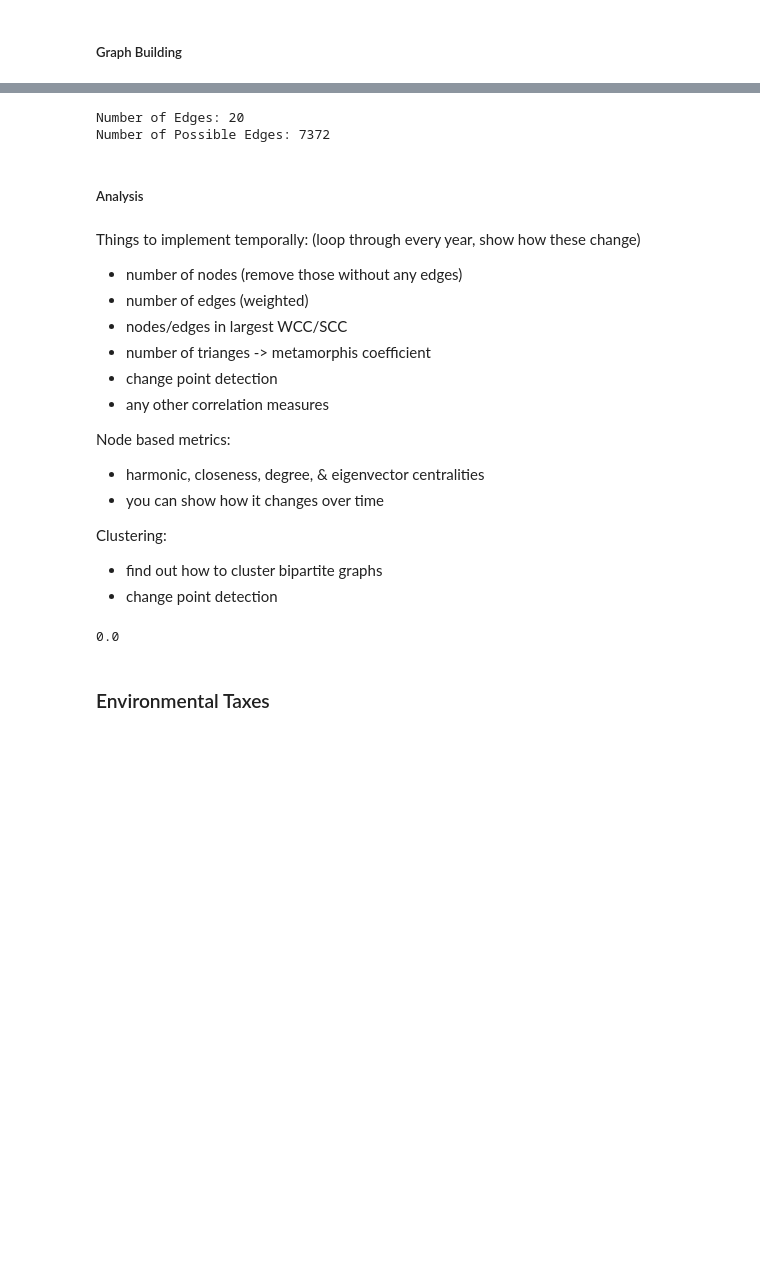
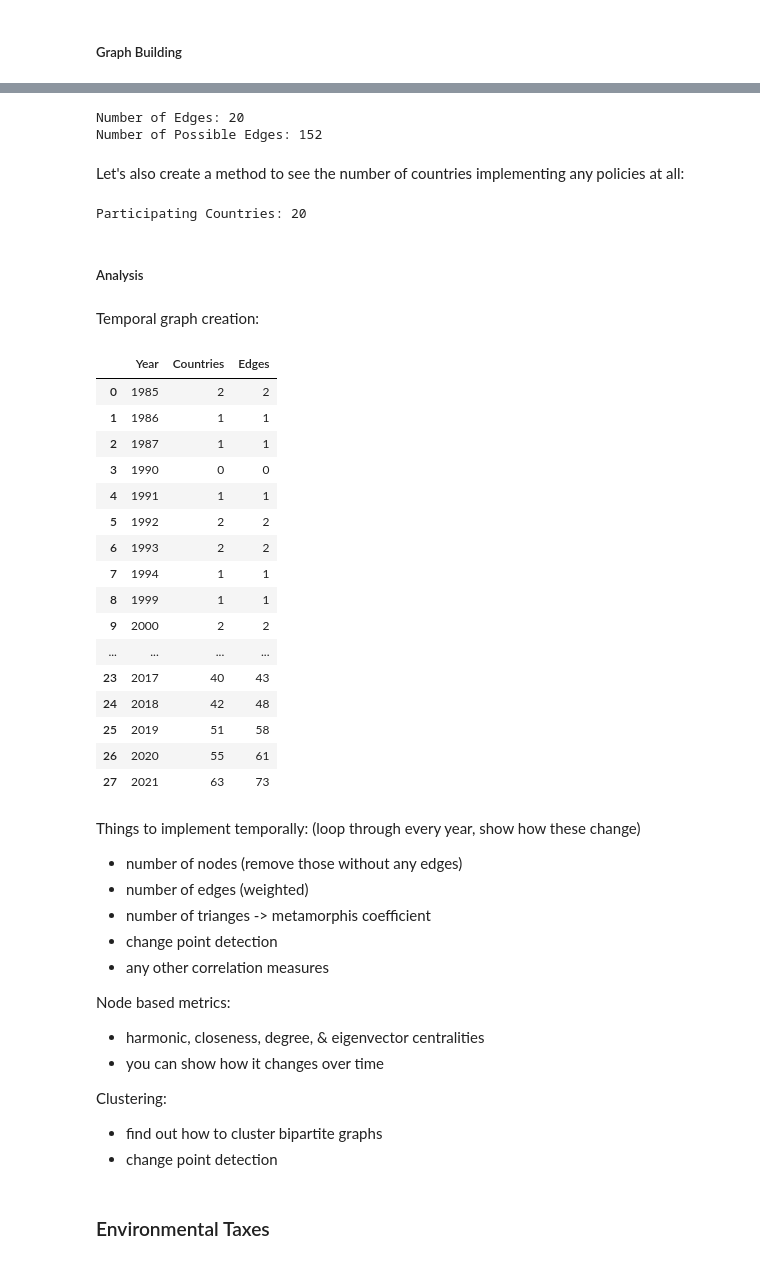
Before and after one commit to SiddharthEngineer23/CC_NA, a Jupyter notebook: main.ipynb, the cells around one changed output, grey strips where cells are left out. Drawn from its saved outputs; the diff is of its cells as text; code cells hidden in the pictures; blank space fills up the shorter version.

Commit message:
Temporal framework

```diff
--- a/main.ipynb
+++ b/main.ipynb
@@ -138,15 +143,13 @@ B.add_nodes_from(bonds_nodes, bipartite=1)
 # %%
 green_bonds_temp = green_bonds.set_index(["ISO2", "CTS_Name"], inplace = False)
-green_bonds_temp
-edge_list = []
-year = "F2015"
-
-for country in green_bond_country_nodes:
-    subset = green_bonds_temp.loc[country]
-    for bond in subset.index:
-        weight = subset.loc[bond][year]
-        if weight > 0:
-            edge = (country, bond, weight)
-            edge_list.append(edge)
-
-B.add_weighted_edges_from(edge_list)
+dict = {}
+for year in green_bonds.columns[12:]: #create edge lists for each year
+    edge_list = []
+    for country in green_bond_country_nodes: #find every country-bond combo
+        subset = green_bonds_temp.loc[country]
+        for bond in subset.index: #bond
+            weight = subset.loc[bond][year] #edge weights are bond values
+            if weight > 0:
+                edge = (country, bond, weight) #create edge
+                edge_list.append(edge)
+    dict[int(year[1:])] = edge_list
@@ -153,16 +158,58 @@ B.add_weighted_edges_from(edge_list)
 # %%
+B.remove_edges_from(B.edges)
+B.add_weighted_edges_from(dict[2015])
 print("Number of Edges:", B.number_of_edges())
-print("Number of Possible Edges:", len(green_bond_country_nodes) * len(green_bonds))
+print("Number of Possible Edges:", len(green_bond_country_nodes) * len(bonds_nodes))
 # %% [output]
 Number of Edges: 20
-Number of Possible Edges: 7372
+Number of Possible Edges: 152
+# %% [markdown]
+Let's also create a method to see the number of countries implementing any policies at all:
+# %%
+def country_count(B, country_nodes):
+    deg_policy, deg_country = bipartite.degrees(B, country_nodes)
+    sum = 0
+    for c, d in deg_country:
+        if d > 0:
+            sum += 1
+    return sum
+print("Participating Countries:", country_count(B, green_bond_country_nodes))
+# %% [output]
+Participating Countries: 20
 # %% [markdown]
 ##### Analysis
+# %% [markdown]
+Temporal graph creation:
+# %%
+results = []
+for year in years:
+    B.remove_edges_from(B.edges)
+    B.add_weighted_edges_from(dict[year])
+    countries = country_count(B, green_bond_country_nodes) #participating countries
+    results.append({"Year": year, "Countries": countries, "Edges": B.number_of_edges()})
+pd.DataFrame(results)
+# %% [output]
+|  | Year | Countries | Edges |
+| 0 | 1985 | 2 | 2 |
+| 1 | 1986 | 1 | 1 |
+| 2 | 1987 | 1 | 1 |
+| 3 | 1990 | 0 | 0 |
+| 4 | 1991 | 1 | 1 |
+| 5 | 1992 | 2 | 2 |
+| 6 | 1993 | 2 | 2 |
+| 7 | 1994 | 1 | 1 |
+| 8 | 1999 | 1 | 1 |
+| 9 | 2000 | 2 | 2 |
+| ... | ... | ... | ... |
+| 23 | 2017 | 40 | 43 |
+| 24 | 2018 | 42 | 48 |
+| 25 | 2019 | 51 | 58 |
+| 26 | 2020 | 55 | 61 |
+| 27 | 2021 | 63 | 73 |
 # %% [markdown]
 Things to implement temporally: (loop through every year, show how these change)
 - number of nodes (remove those without any edges)
 - number of edges (weighted)
-- nodes/edges in largest WCC/SCC
 - number of trianges -> metamorphis coefficient
 - change point detection
 - any other correlation measures
@@ -174,10 +221,6 @@ Node based metrics:
 Clustering:
 - find out how to cluster bipartite graphs
 - change point detection
-# %%
-nx.average_clustering(B)
-# %% [output]
-0.0
 # %% [markdown]
 ### Environmental Taxes
 # %% [markdown]
```
Also changed, not shown: parts of 4 cells of this notebook.
